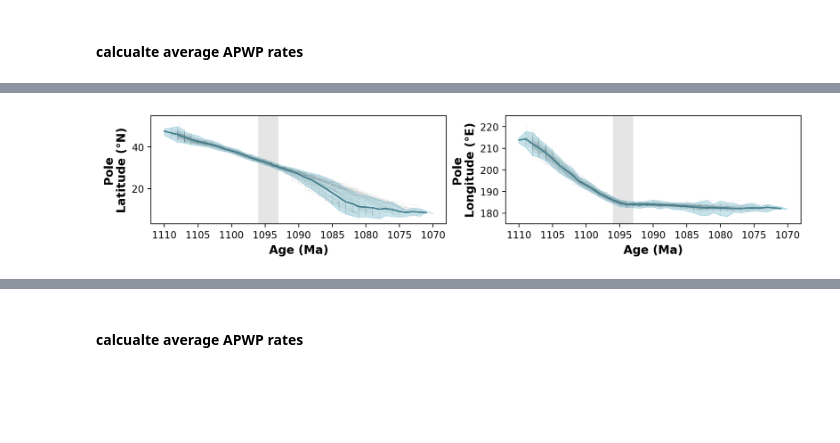
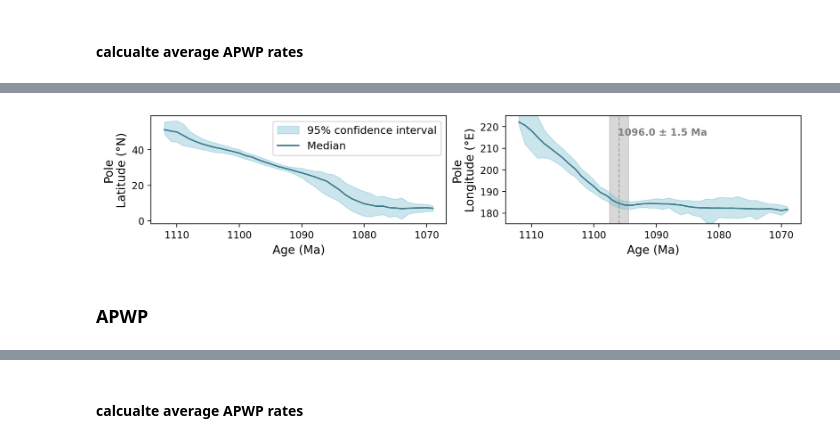
Before and after one commit to PolarWandering/APWP_StratModels, a Jupyter notebook: code/02_APWP_age_model.ipynb, the cells around one changed output, grey strips where cells are left out. Drawn from its saved outputs; the diff is of its cells as text; code cells hidden in the pictures; blank space fills up the shorter version.

```diff
--- a/code/02_APWP_age_model.ipynb
+++ b/code/02_APWP_age_model.ipynb
@@ -111,15 +122,13 @@ Length: 9, dtype: str
 # %%
 all_section_names = ['Osler Volcanic Group', 'Mamainse Point Volcanics',
        'North Shore Volcanic Group NE', 'North Shore Volcanic Group SW',
-       'Portage Lake Volcanics', 'Michipicoten Island Formation',
-       'Cut Face Creek', 'Oronto Group']
+       'Portage Lake Volcanics', 'Michipicoten Island Formation', 'Oronto Group']
 all_age_model_paths = ['../data/age_models_output/Osler_Volcanic_Group_posterior_ages.csv',
                        '../data/age_models_output/Mamainse_Point_Volcanic_Group_posterior_ages.csv',
                        '../data/age_models_output/NSVG_NE_posterior_ages.csv',
                        '../data/age_models_output/NSVG_SW_posterior_ages.csv',
                        '../data/age_models_output/PLV_posterior_ages.csv',
                        '../data/age_models_output/Michipicoten_posterior_ages.csv',
-                       '../data/age_models_output/Cut_Face_posterior_ages.csv',
                        '../data/age_models_output/Oronto_Group_posterior_ages.csv']
 all_age_model_posteriors = [pd.read_csv(i) for i in all_age_model_paths]
 
@@ -155,7 +163,6 @@ seds_f_df
 # %% [markdown]
 ## construct the ultimate VGP resampling function
 # %%
-%%time
 np.random.seed(2024)
 
-n_sims = 100
+n_sims = 1000
@@ -165,6 +169,6 @@ Wall time: 26.2 μs
 # %% [markdown]
 ### 1. resample the Keweenawan_track_site_data_w_MAD_conversion
 # %%
-df_ultimate_RM_ensemble_w_MAD, pseudo_ultimate_sites_ensemble_w_MAD = ultimate_ensemble_RMs_parallel(Keweenawan_track_site_data_w_MAD_conversion, age_model_posterior_df, seds_f_df, n_sims = n_sims, min_age=1075)
+df_ultimate_RM_ensemble_w_MAD, pseudo_ultimate_sites_ensemble_w_MAD = ultimate_ensemble_RMs_parallel(Keweenawan_track_site_data_w_MAD_conversion, age_model_posterior_df, seds_f_df, n_sims = n_sims, min_age=1075, window_length=15)
 # %% [output]
 [Parallel(n_jobs=-1)]: Using backend LokyBackend with 14 concurrent workers.
@@ -347,42 +544,51 @@ plt.savefig('../figure/Keweenawan_ultimate_ensemble_stats.pdf', bbox_inches='tig
 # %%
 fig, axes = plt.subplots(1, 2, figsize=(12,2), sharex=True)
 
 # Set Axis Labels
-axes[0].set_ylabel('Pole\nLatitude (°N)', fontweight ='bold', fontsize = 12)
-axes[0].set_xlabel('Age (Ma)', fontweight ='bold', fontsize = 12)
+axes[0].set_ylabel('Pole\nLatitude (°N)',  fontsize = 12)
+axes[0].set_xlabel('Age (Ma)',  fontsize = 12)
 
-axes[1].set_ylabel('Pole\nLongitude (°E)', fontweight ='bold', fontsize = 12)
-axes[1].set_xlabel('Age (Ma)', fontweight ='bold', fontsize = 12)
+axes[1].set_ylabel('Pole\nLongitude (°E)',  fontsize = 12)
+axes[1].set_xlabel('Age (Ma)',  fontsize = 12)
 
 # LATITUDES
-for run, df_run in df_RM_ensemble_50.groupby('run'):
-    axes[0].plot(df_run.effective_age.tolist(), df_run.plat.tolist(), color="#4F4F4F", zorder =0, linewidth=0.2, alpha=0.2)
+# for run, df_run in df_ultimate_RM_ensemble_w_MAD.groupby('run'):
+#     axes[0].plot(df_run.effective_age.tolist(), df_run.plat.tolist(), color="#4F4F4F", zorder =0, linewidth=0.2, alpha=0.2)
 
 # axes[0].plot(df_run.effective_age.tolist(), df_run.plat.tolist(), color="#4F4F4F", zorder =0, linewidth=0.2, label = 'Moving Average realization')
 axes[0].fill_between(ensemble_PC_eff_age.X, ensemble_PC_eff_age.Lat_Lon_bounds(quantile)[2],
                      ensemble_PC_eff_age.Lat_Lon_bounds(quantile)[3],
-                     color= "#7DBFD2", alpha=.40, zorder =1, label=f"Empirical {quantile}% confidence interval")
+                     color= "#7DBFD2", alpha=.40, zorder =1, label=f"{quantile}% confidence interval")
 # axes[0].scatter(ensemble_PC_eff_age.X, ensemble_PC_eff_age.PC(quantile)[1],color="#314B54", s = 15,  label = 'Principal component of the age ensemble')
-axes[0].plot(ensemble_PC_eff_age.X, ensemble_PC_eff_age.PC(quantile)[1],color="#427E8C")
+axes[0].plot(ensemble_PC_eff_age.X, ensemble_PC_eff_age.PC(quantile)[1],color="#427E8C", label='Median')
+axes[0].legend(loc='upper right', fontsize=11)
 
 # LONGITUDES
-for run, df_run in df_RM_ensemble_50.groupby('run'):
-    axes[1].plot(df_run.effective_age.tolist(), df_run.plon.tolist(), color="#4F4F4F", zorder =0, linewidth=0.2, alpha=0.2)
+# for run, df_run in df_ultimate_RM_ensemble_w_MAD.groupby('run'):
+#     axes[1].plot(df_run.effective_age.tolist(), df_run.plon.tolist(), color="#4F4F4F", zorder =0, linewidth=0.2, alpha=0.2)
 # axes[1].plot(df_run.effective_age.tolist(), df_run.plon.tolist(), color="#4F4F4F", zorder =0, linewidth=0.2, label = 'Moving Average realization')
 axes[1].fill_between(ensemble_PC_eff_age.X, ensemble_PC_eff_age.Lat_Lon_bounds(quantile)[0],
                      ensemble_PC_eff_age.Lat_Lon_bounds(quantile)[1],
                      color= "#7DBFD2", alpha=.40, zorder =1, label=f"Empirical {quantile}% confidence interval")
 # axes[1].scatter(ensemble_PC_eff_age.X, ensemble_PC_eff_age.PC(quantile)[0]%360,color="#314B54", s = 15,  label = 'Principal component of the age ensemble')
 axes[1].plot(ensemble_PC_eff_age.X, ensemble_PC_eff_age.PC(quantile)[0]%360,color="#427E8C")
 
-axes[0].fill_between([1093, 1096], [3,3], [55, 55], color='grey', lw=0, alpha=0.2, zorder=0)
-axes[0].set_ylim(3, 55)
+# Add grey vertical band showing the onset of longitude slowdown and the near-optimal age range.
+axes[1].axvspan(elbow_age - elbow_uncertainty, elbow_age + elbow_uncertainty, color='grey', alpha=0.3, zorder=0, label='Longitude slowdown onset')
+axes[1].axvline(elbow_age, color='grey', linestyle='--', linewidth=1, alpha=0.6, zorder=1)
 
-axes[1].fill_between([1093, 1096], [175,175], [225, 225], color='grey', lw=0, alpha=0.2, zorder=0)
+# Add label for the elbow point and uncertainty
+axes[1].text(elbow_age-7, 215, f'{elbow_age:.1f} ± {elbow_uncertainty:.1f} Ma',
+             fontsize=10, ha='center', va='bottom', color='grey', fontweight='bold')
+
+# axes[0].set_ylim(3, 55)
+
 axes[1].set_ylim(175, 225)
 
-
 plt.gca().invert_xaxis()
-# plt.savefig('../figure/Keweenawan_ultimate_ensemble_APW_components.pdf', bbox_inches='tight')
+plt.savefig('../figure/Keweenawan_ultimate_ensemble_APW_components.pdf', bbox_inches='tight')
+plt.show()
 # %% [output]
-[figure, old version]
+[figure, new version]
+# %% [markdown]
+### APWP
```
Also changed, not shown: parts of 61 cells of this notebook.
